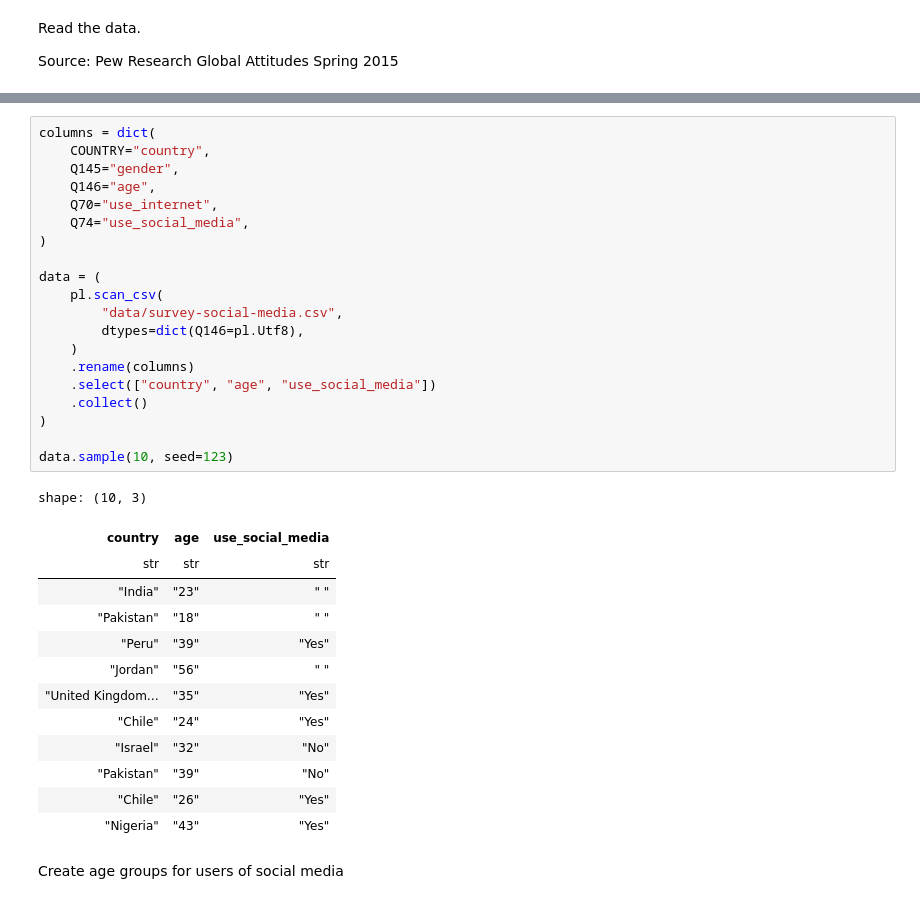
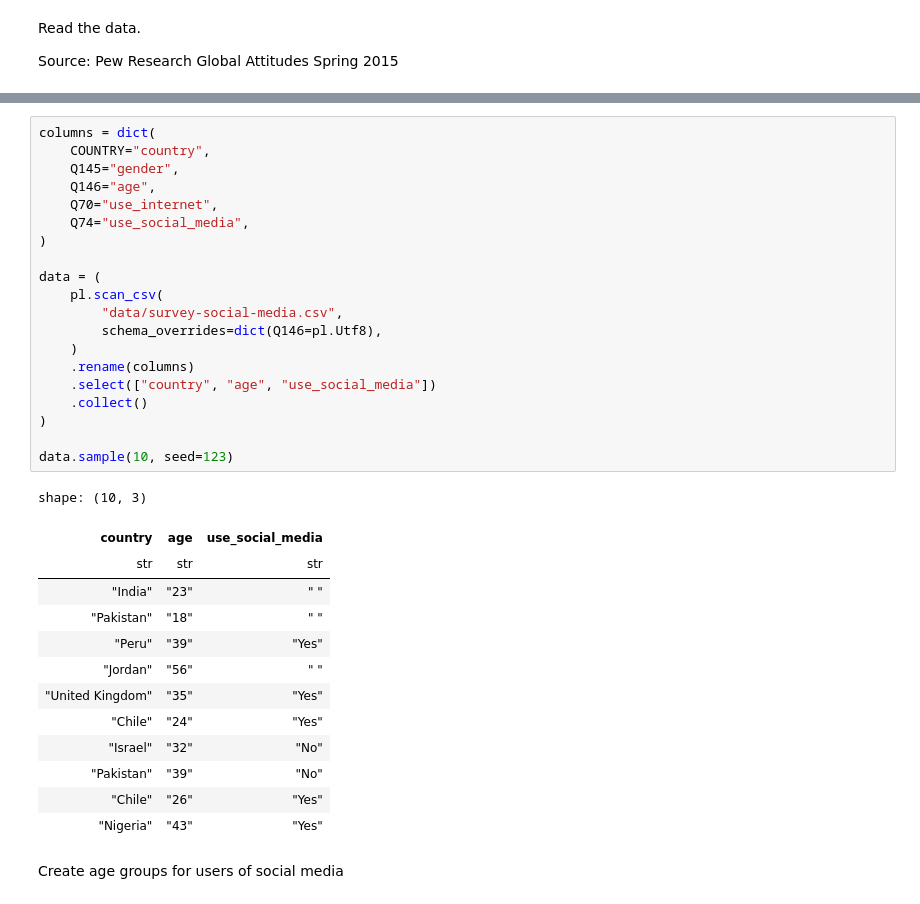
Before and after one commit to has2k1/plotnine-examples, a Jupyter notebook: plotnine_examples/examples/geom_segment.ipynb, the cells around one changed output, grey strips where cells are left out. Drawn from its saved outputs; the diff is of its cells as text.

```diff
--- a/plotnine_examples/examples/geom_segment.ipynb
+++ b/plotnine_examples/examples/geom_segment.ipynb
@@ -39,32 +39,32 @@ PSRAID,COUNTRY,Q145,Q146,Q70,Q74
 # %%
 columns = dict(
     COUNTRY="country",
     Q145="gender",
     Q146="age",
     Q70="use_internet",
     Q74="use_social_media",
 )
 
 data = (
     pl.scan_csv(
         "data/survey-social-media.csv",
-        dtypes=dict(Q146=pl.Utf8),
+        schema_overrides=dict(Q146=pl.Utf8),
     )
     .rename(columns)
     .select(["country", "age", "use_social_media"])
     .collect()
 )
 
 data.sample(10, seed=123)
 # %% [output]
 shape: (10, 3)
 | country | age | use_social_media |
 | str | str | str |
 | "India" | "23" | " " |
 | "Pakistan" | "18" | " " |
 | "Peru" | "39" | "Yes" |
 | "Jordan" | "56" | " " |
-| "United Kingdom… | "35" | "Yes" |
+| "United Kingdom" | "35" | "Yes" |
 | "Chile" | "24" | "Yes" |
 | "Israel" | "32" | "No" |
 | "Pakistan" | "39" | "No" |
```
Also changed, not shown: parts of 11 cells of this notebook.
